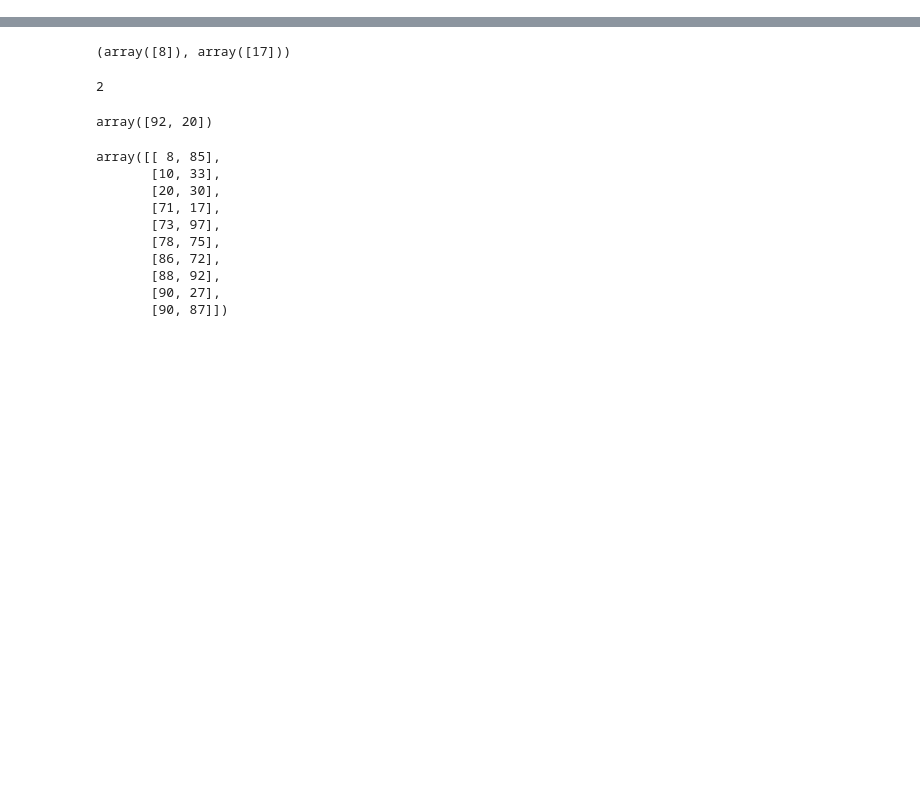
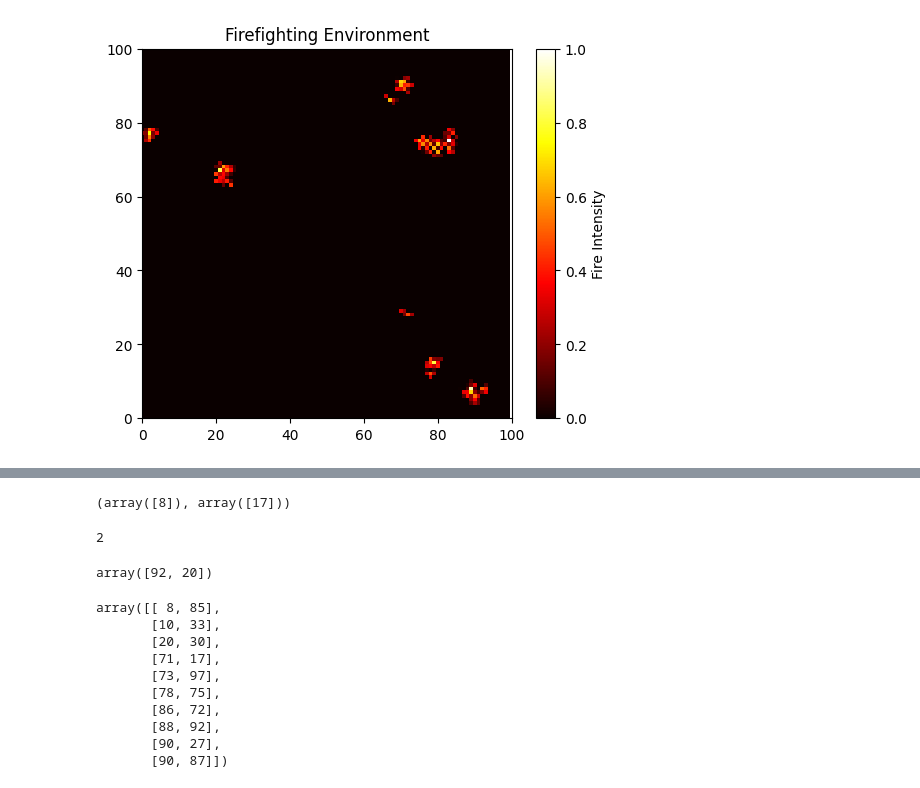
Before and after one commit to MashaalSayeed/hawk-tuah, a Jupyter notebook: marl/game.ipynb, the cells around one changed output, grey strips where cells are left out. Cells and saved outputs as stored; diff of their text form; code cells hidden in the pictures; blank space fills up the shorter version.

```diff
--- a/marl/game.ipynb
+++ b/marl/game.ipynb
@@ -9 +17,8 @@ from env import FireFightingEnv
+# %%
+for _ in range(100):
+    test_env.fire_grid.spread_fire()
+
+# test_env.render()
+# %% [output]
+[figure, added]
 # %%
```
Also changed, not shown: parts of 3 cells of this notebook, 16 other files.
